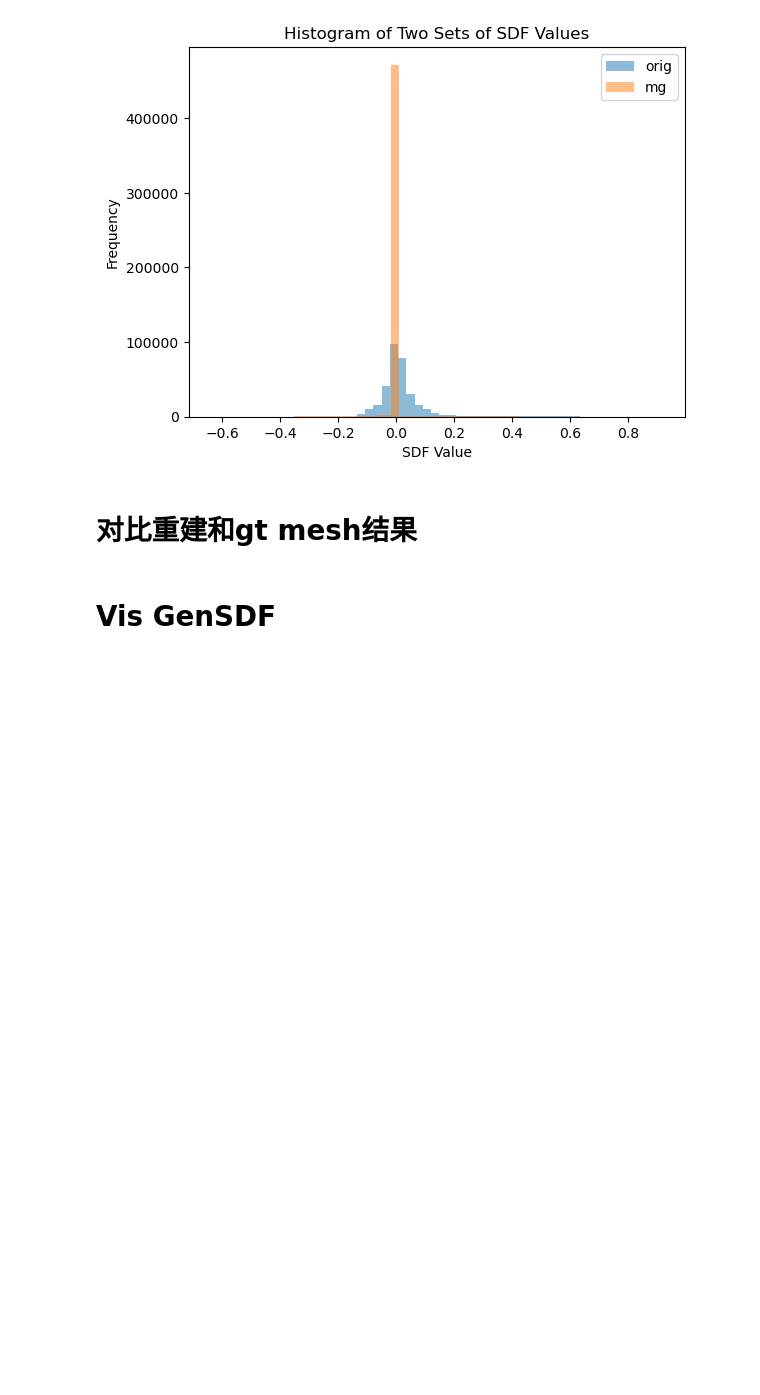
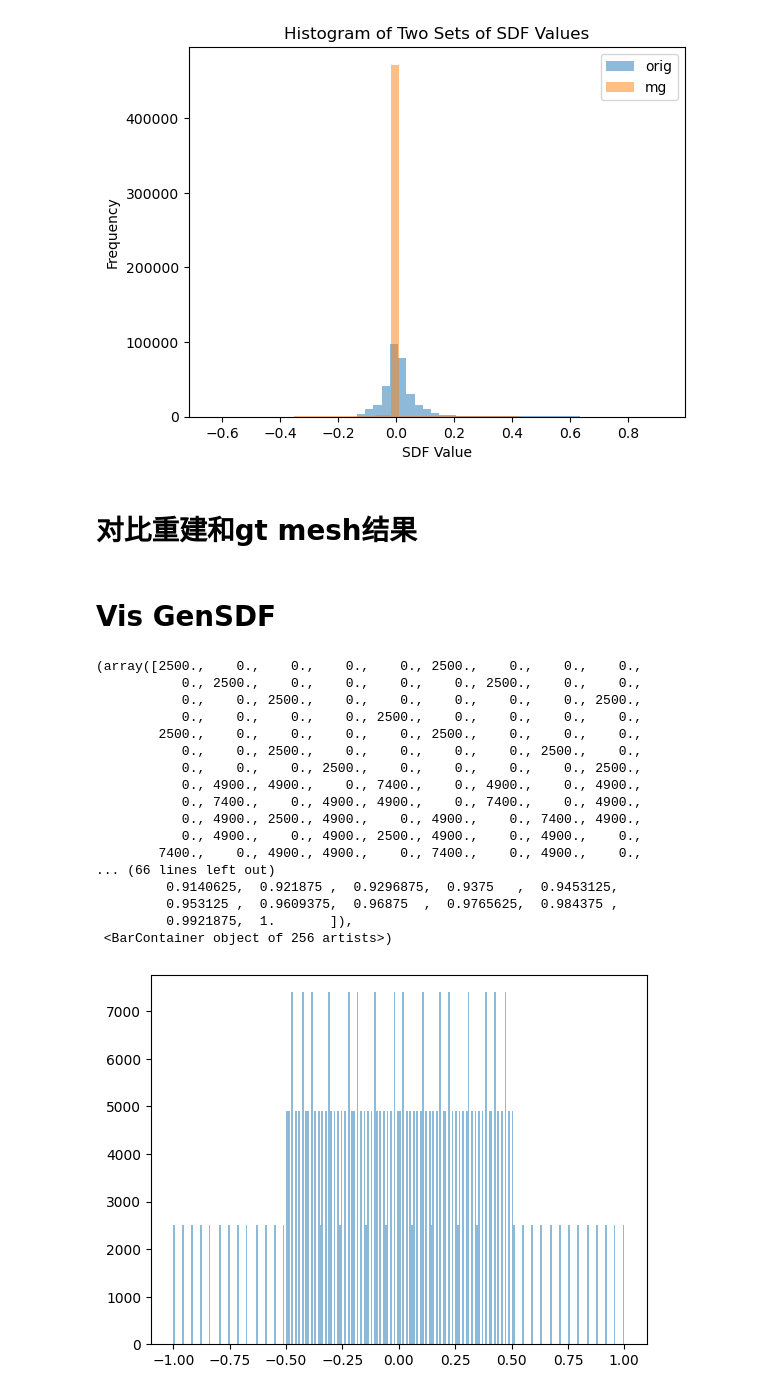
Before and after one commit to Dawnborn/Diffusion-SDF, a Jupyter notebook: vis_sdf.ipynb, the cells around one changed output. Drawn from its saved outputs; the diff is of its cells as text; code cells hidden in the pictures; blank space fills up the shorter version.

```diff
--- a/vis_sdf.ipynb
+++ b/vis_sdf.ipynb
@@ -544,7 +566,40 @@ import plotly.graph_objs as go
 # %%
 raw = pd.read_csv("/home/wiss/lhao/storage/user/hjp/ws_dditnach/Diffusion-SDF/data/grid_data/acronym/Couch/37cfcafe606611d81246538126da07a8/grid_gt.csv")
 data = np.array(raw)
 x = data[:, 0]
 y = data[:, 1]
 z = data[:, 2]
+
+trace = go.Scatter3d(x=x, y=y, z=z, mode='markers', marker=dict(size=2), name="origprep sdf samples")
+
+layout = go.Layout(scene=dict(
+        aspectmode='data',  # Set the aspect ratio to 'cube' for equal scales
+        xaxis_title='X',
+        yaxis_title='Y',
+        zaxis_title='Z',
+    ),)
+
+# fig = go.Figure(data=[trace], layout=layout)
+# fig.show()
+
+plt.hist(x, bins=256, alpha=0.5, label='orig')
+# %% [output]
+(array([2500.,    0.,    0.,    0.,    0., 2500.,    0.,    0.,    0.,
+           0., 2500.,    0.,    0.,    0.,    0., 2500.,    0.,    0.,
+           0.,    0., 2500.,    0.,    0.,    0.,    0.,    0., 2500.,
+           0.,    0.,    0.,    0., 2500.,    0.,    0.,    0.,    0.,
+        2500.,    0.,    0.,    0.,    0., 2500.,    0.,    0.,    0.,
+           0.,    0., 2500.,    0.,    0.,    0.,    0., 2500.,    0.,
+           0.,    0.,    0., 2500.,    0.,    0.,    0.,    0., 2500.,
+           0., 4900., 4900.,    0., 7400.,    0., 4900.,    0., 4900.,
+           0., 7400.,    0., 4900., 4900.,    0., 7400.,    0., 4900.,
+           0., 4900., 2500., 4900.,    0., 4900.,    0., 7400., 4900.,
+           0., 4900.,    0., 4900., 2500., 4900.,    0., 4900.,    0.,
+        7400.,    0., 4900., 4900.,    0., 7400.,    0., 4900.,    0.,
+... (66 lines left out)
+         0.9140625,  0.921875 ,  0.9296875,  0.9375   ,  0.9453125,
+         0.953125 ,  0.9609375,  0.96875  ,  0.9765625,  0.984375 ,
+         0.9921875,  1.       ]),
+ <BarContainer object of 256 artists>)
+[figure, added]
 # %%
```
Also changed, not shown: parts of 12 cells of this notebook, 2 other files.
